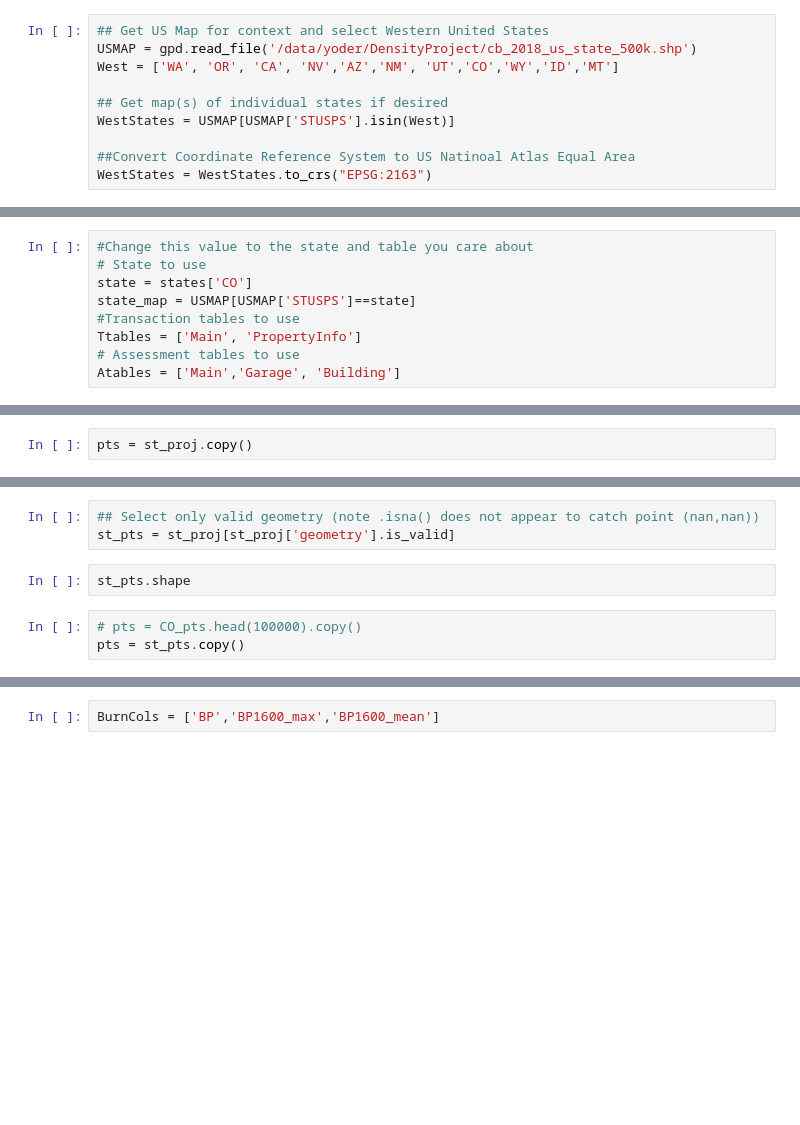
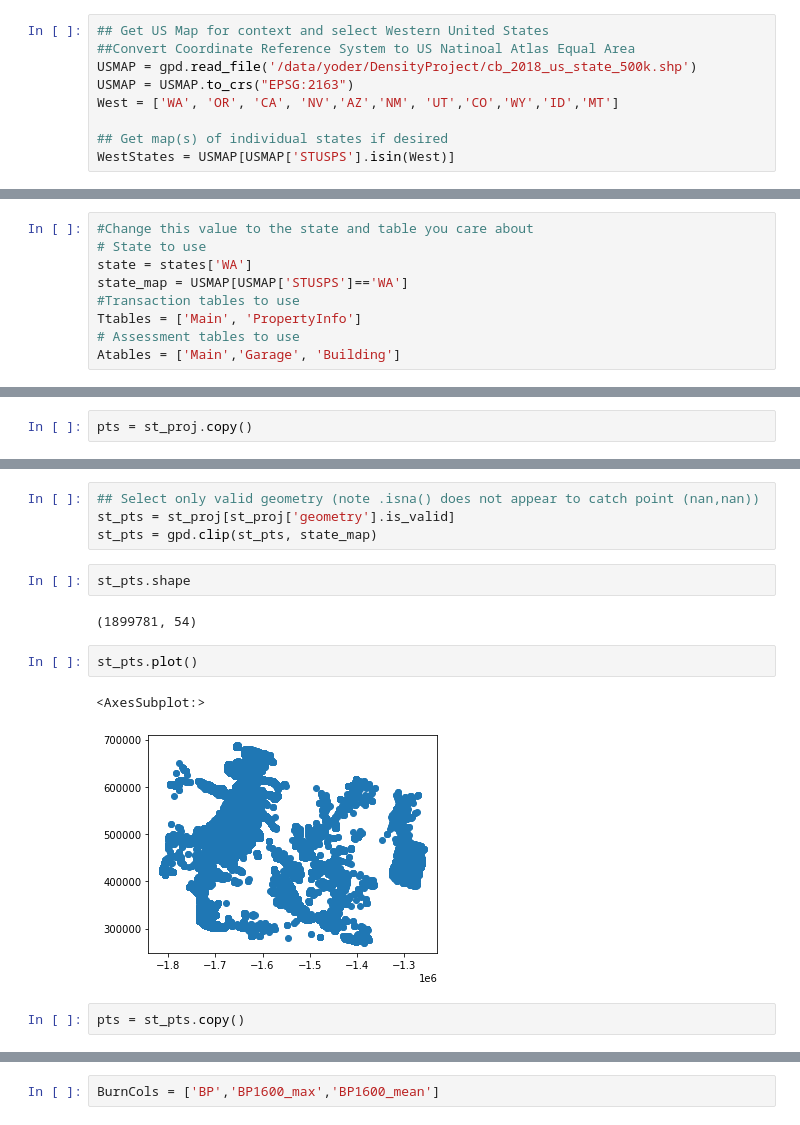
Before and after one commit to JoshOlsen/Wildfire, a Jupyter notebook: HedonicSetup.ipynb, the cells around one changed output, grey strips where cells are left out. Saved outputs shown, nothing was run; the diff lists cells and outputs as text; blank space fills up the shorter version.

Commit message:
Ready for states

```diff
--- a/HedonicSetup.ipynb
+++ b/HedonicSetup.ipynb
@@ -11,14 +11,13 @@ import rasterio as rio
 from rasterio.plot import show
 # %%
 ## Get US Map for context and select Western United States
+##Convert Coordinate Reference System to US Natinoal Atlas Equal Area
 USMAP = gpd.read_file('/data/yoder/DensityProject/cb_2018_us_state_500k.shp')
+USMAP = USMAP.to_crs("EPSG:2163")
 West = ['WA', 'OR', 'CA', 'NV','AZ','NM', 'UT','CO','WY','ID','MT']
 
 ## Get map(s) of individual states if desired
 WestStates = USMAP[USMAP['STUSPS'].isin(West)]
-
-##Convert Coordinate Reference System to US Natinoal Atlas Equal Area
-WestStates = WestStates.to_crs("EPSG:2163")
 # %%
 scratchpath = '/scratch/user/joshua.olsen/20210428_153601/'
 os.chdir(scratchpath)
@@ -52,8 +51,8 @@ states = {'AZ':'04',
 # %%
 #Change this value to the state and table you care about
 # State to use
-state = states['CO']
-state_map = USMAP[USMAP['STUSPS']==state]
+state = states['WA']
+state_map = USMAP[USMAP['STUSPS']=='WA']
 #Transaction tables to use
 Ttables = ['Main', 'PropertyInfo']
 # Assessment tables to use
@@ -188,10 +207,17 @@ st_proj.shape
 # %%
 ## Select only valid geometry (note .isna() does not appear to catch point (nan,nan))
 st_pts = st_proj[st_proj['geometry'].is_valid]
+st_pts = gpd.clip(st_pts, state_map)
 # %%
 st_pts.shape
+# %% [output]
+(1899781, 54)
+# %%
+st_pts.plot()
+# %% [output]
+<AxesSubplot:>
+[figure, added]
 # %%
-# pts = CO_pts.head(100000).copy()
 pts = st_pts.copy()
 # %%
 %%time
```
Also changed, not shown: parts of 13 cells of this notebook.
